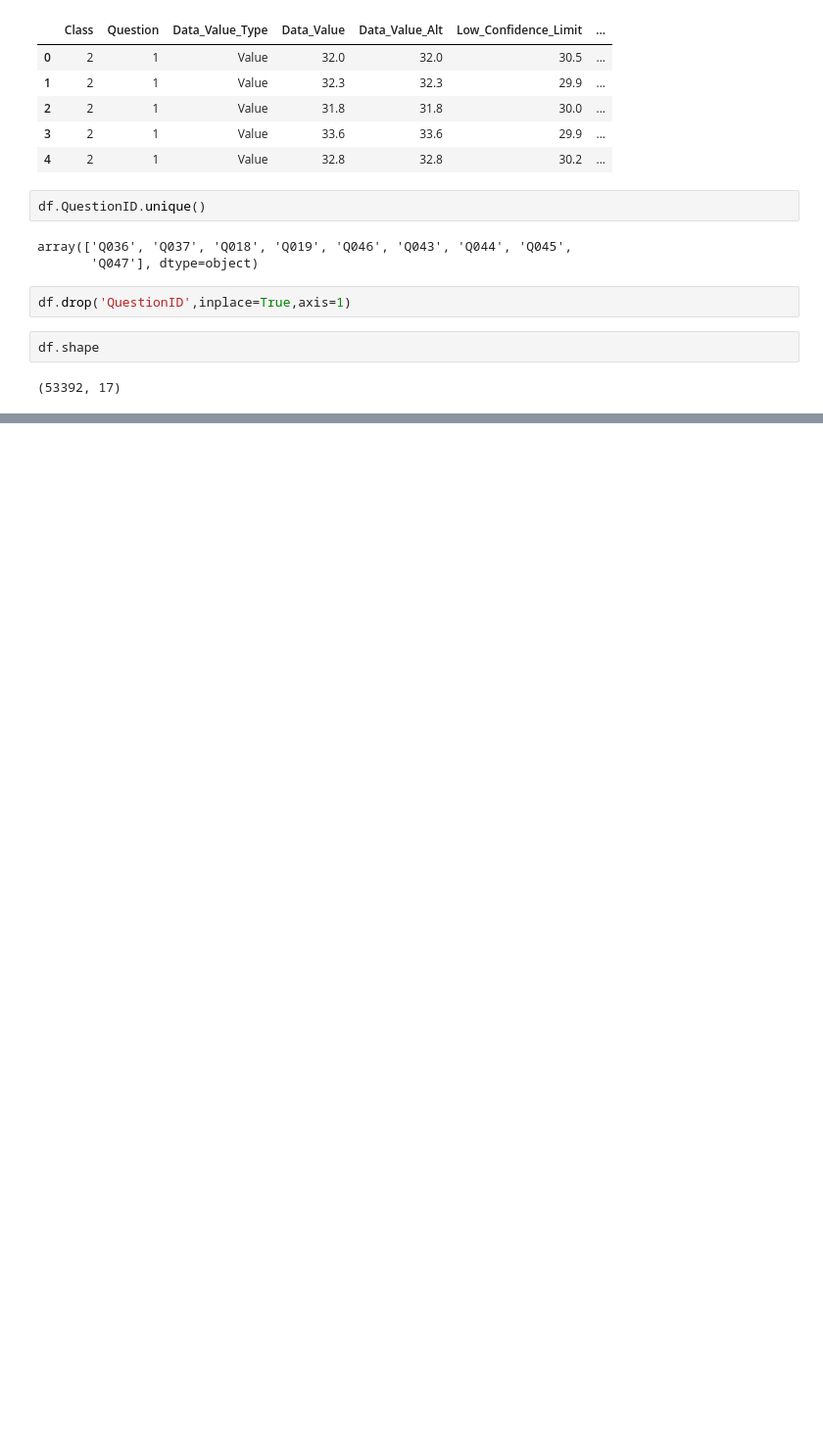
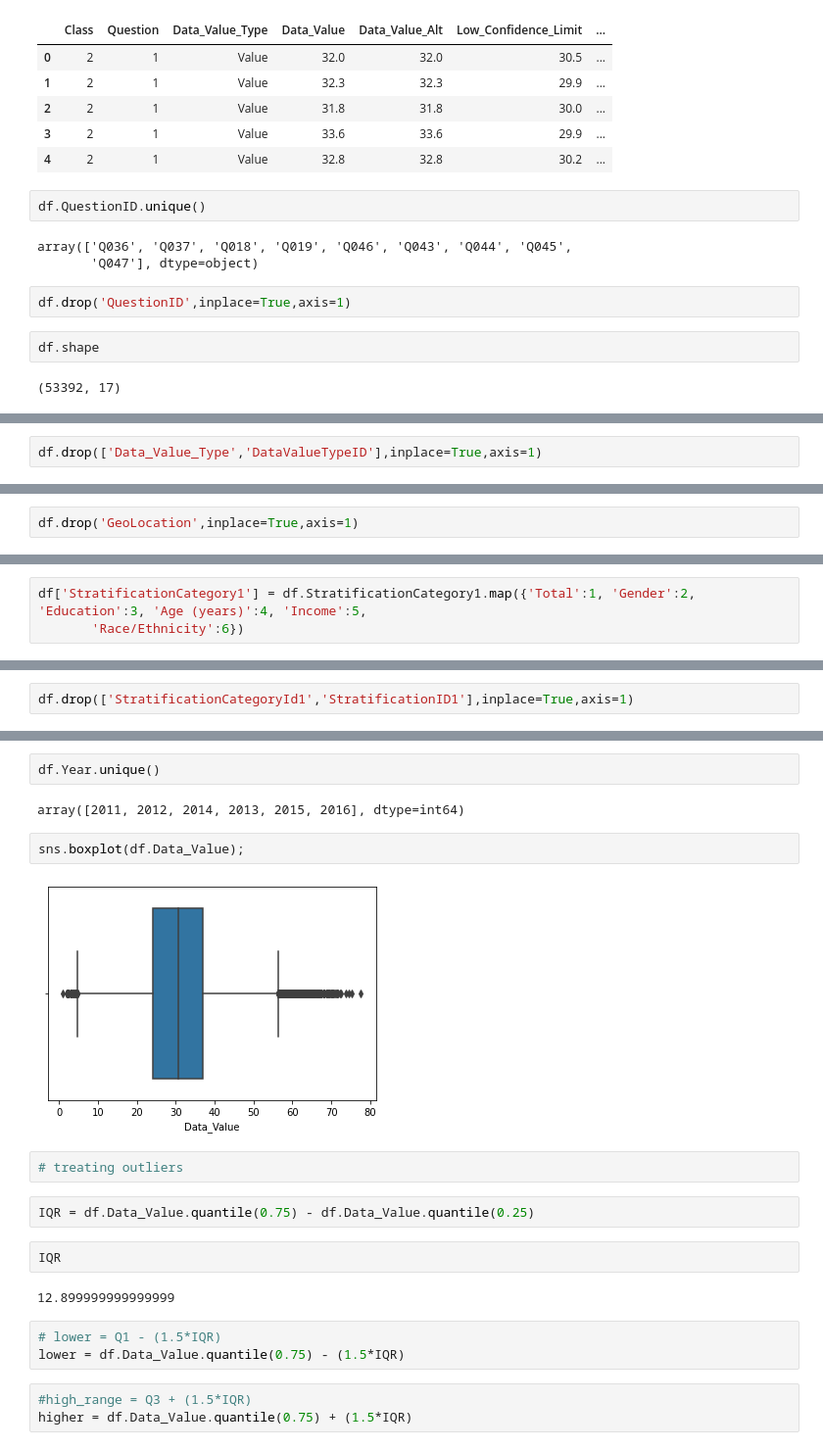
Before and after one commit to Hemanthhm222/Exploratory-data-analysis, a Jupyter notebook: EDA cancer dataset.ipynb, the cells around one changed output, grey strips where cells are left out. Shown at 98% size. Drawn from its saved outputs; the diff is of its cells as text; blank space fills up the shorter version.

Commit message:
unique identifier column treatement

```diff
--- a/EDA cancer dataset.ipynb
+++ b/EDA cancer dataset.ipynb
@@ -354,0 +370,2 @@ df.shape
+# %%
+df.drop(['Data_Value_Type','DataValueTypeID'],inplace=True,axis=1)
@@ -354,0 +381,2 @@ df.shape
+# %%
+df.drop('GeoLocation',inplace=True,axis=1)
@@ -354,0 +397,3 @@ df.shape
+# %%
+df['StratificationCategory1'] = df.StratificationCategory1.map({'Total':1, 'Gender':2, 'Education':3, 'Age (years)':4, 'Income':5,
+       'Race/Ethnicity':6})
@@ -354,0 +413,2 @@ df.shape
+# %%
+df.drop(['StratificationCategoryId1','StratificationID1'],inplace=True,axis=1)
@@ -354,0 +428,22 @@ df.shape
+# %%
+df.Year.unique()
+# %% [output]
+array([2011, 2012, 2014, 2013, 2015, 2016], dtype=int64)
+# %%
+sns.boxplot(df.Data_Value);
+# %% [output]
+[figure, added]
+# %%
+# treating outliers
+# %%
+IQR = df.Data_Value.quantile(0.75) - df.Data_Value.quantile(0.25)
+# %%
+IQR
+# %% [output]
+12.899999999999999
+# %%
+# lower = Q1 - (1.5*IQR)
+lower = df.Data_Value.quantile(0.75) - (1.5*IQR)
+# %%
+#high_range = Q3 + (1.5*IQR)
+higher = df.Data_Value.quantile(0.75) + (1.5*IQR)
```
Also changed, not shown: parts of 13 cells of this notebook.
